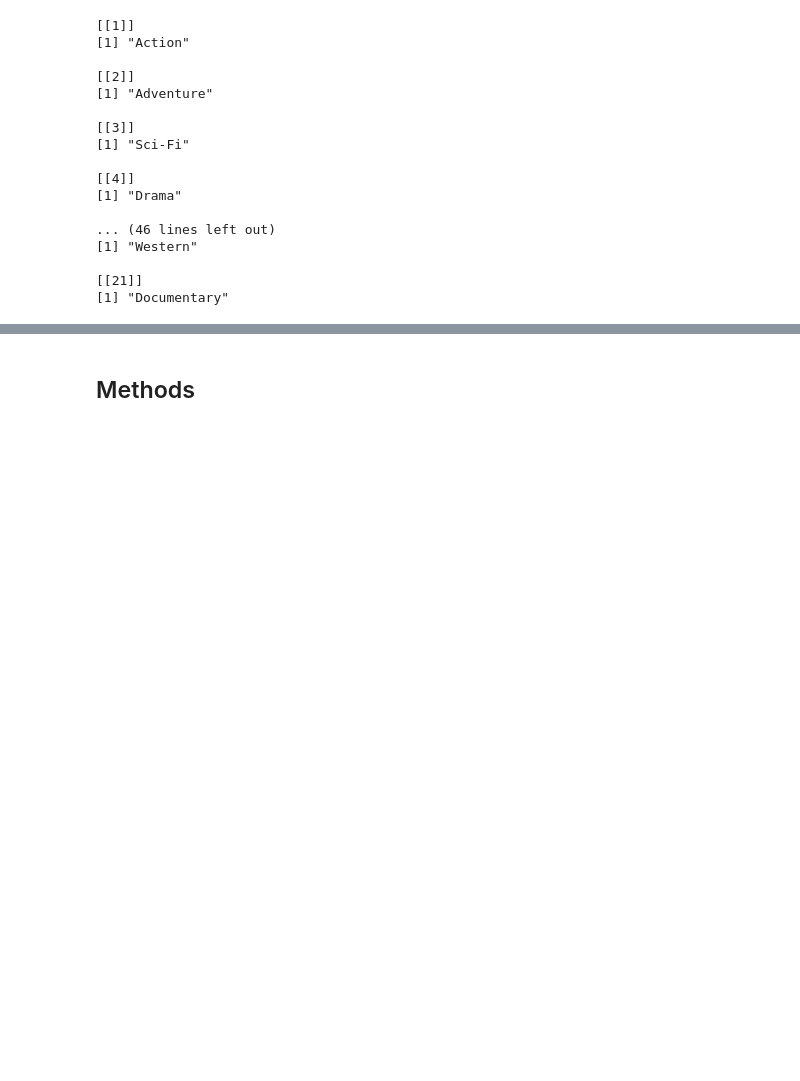
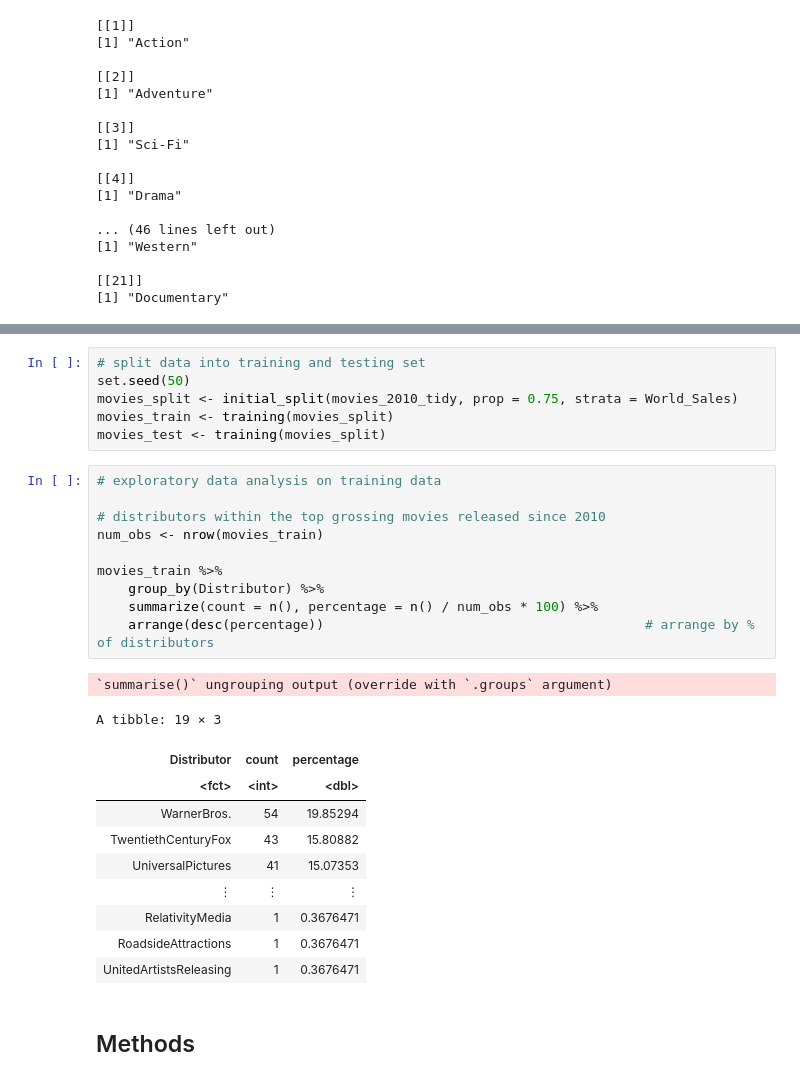
Before and after one commit to starsurfer87/DSCI100-Group-Project, a Jupyter notebook: project-proposal.ipynb, the cells around one changed output, grey strips where cells are left out. Drawn from its saved outputs; the diff is of its cells as text; blank space fills up the shorter version.

```diff
--- a/project-proposal.ipynb
+++ b/project-proposal.ipynb
@@ -188,6 +172,34 @@ A data.frame: 360 × 6
 | Ted2 | UniversalPictures | 2015 | 215863606 | ['Comedy'] | 115 |
 | EatPrayLove | SonyPicturesEntertainment(SPE) | 2010 | 204594016 | ['Biography','Drama','Romance'] | 133 |
 | Zookeeper | SonyPicturesEntertainment(SPE) | 2011 | 169852759 | ['Comedy','Family','Fantasy','Rom... | 102 |
+# %%
+# split data into training and testing set
+set.seed(50)
+movies_split <- initial_split(movies_2010_tidy, prop = 0.75, strata = World_Sales)
+movies_train <- training(movies_split)
+movies_test <- training(movies_split)
+# %%
+# exploratory data analysis on training data
+
+# distributors within the top grossing movies released since 2010
+num_obs <- nrow(movies_train)
+
+movies_train %>%
+    group_by(Distributor) %>%
+    summarize(count = n(), percentage = n() / num_obs * 100) %>%
+    arrange(desc(percentage))                                         # arrange by % of distributors
+# %% [output]
+`summarise()` ungrouping output (override with `.groups` argument)
+A tibble: 19 × 3
+| Distributor | count | percentage |
+| <fct> | <int> | <dbl> |
+| WarnerBros. | 54 | 19.85294 |
+| TwentiethCenturyFox | 43 | 15.80882 |
+| UniversalPictures | 41 | 15.07353 |
+| ⋮ | ⋮ | ⋮ |
+| RelativityMedia | 1 | 0.3676471 |
+| RoadsideAttractions | 1 | 0.3676471 |
+| UnitedArtistsReleasing | 1 | 0.3676471 |
 # %% [markdown]
 <h2> Methods </h2>
 # %% [markdown]
```
Also changed, not shown: parts of 3 cells of this notebook.
